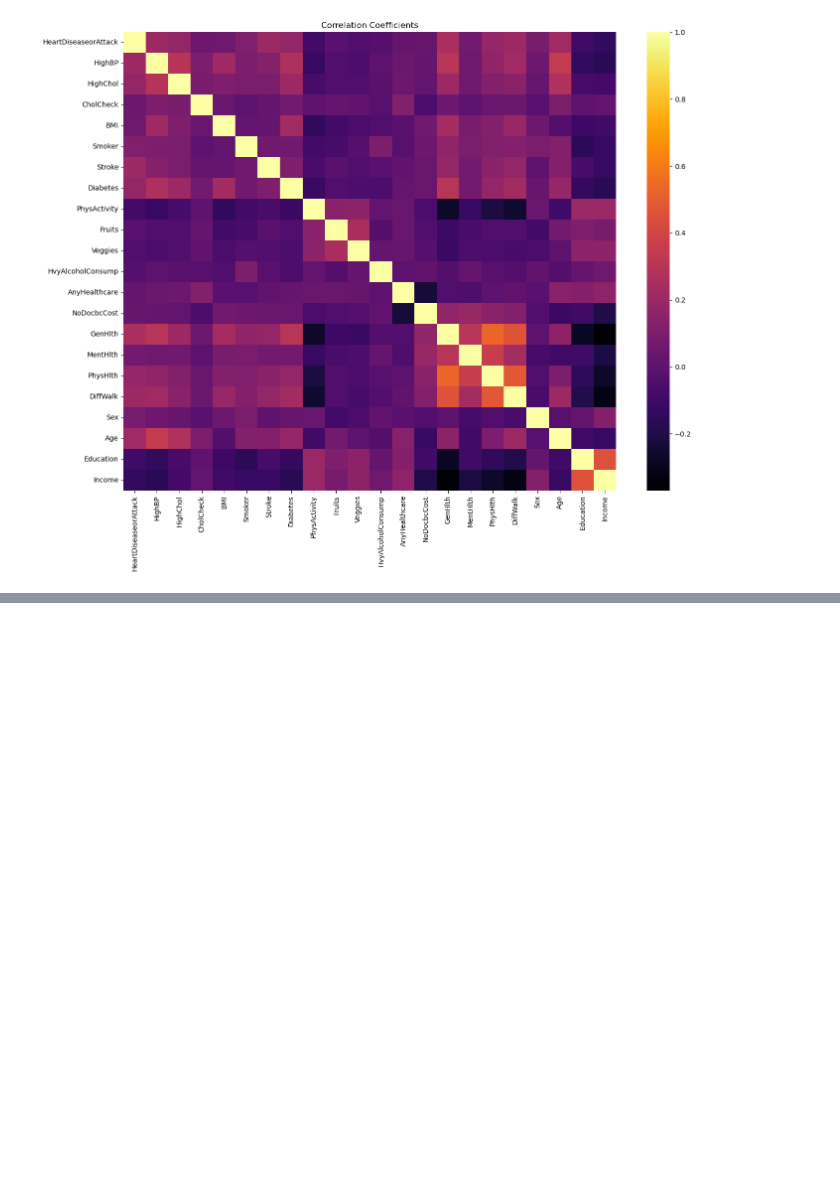
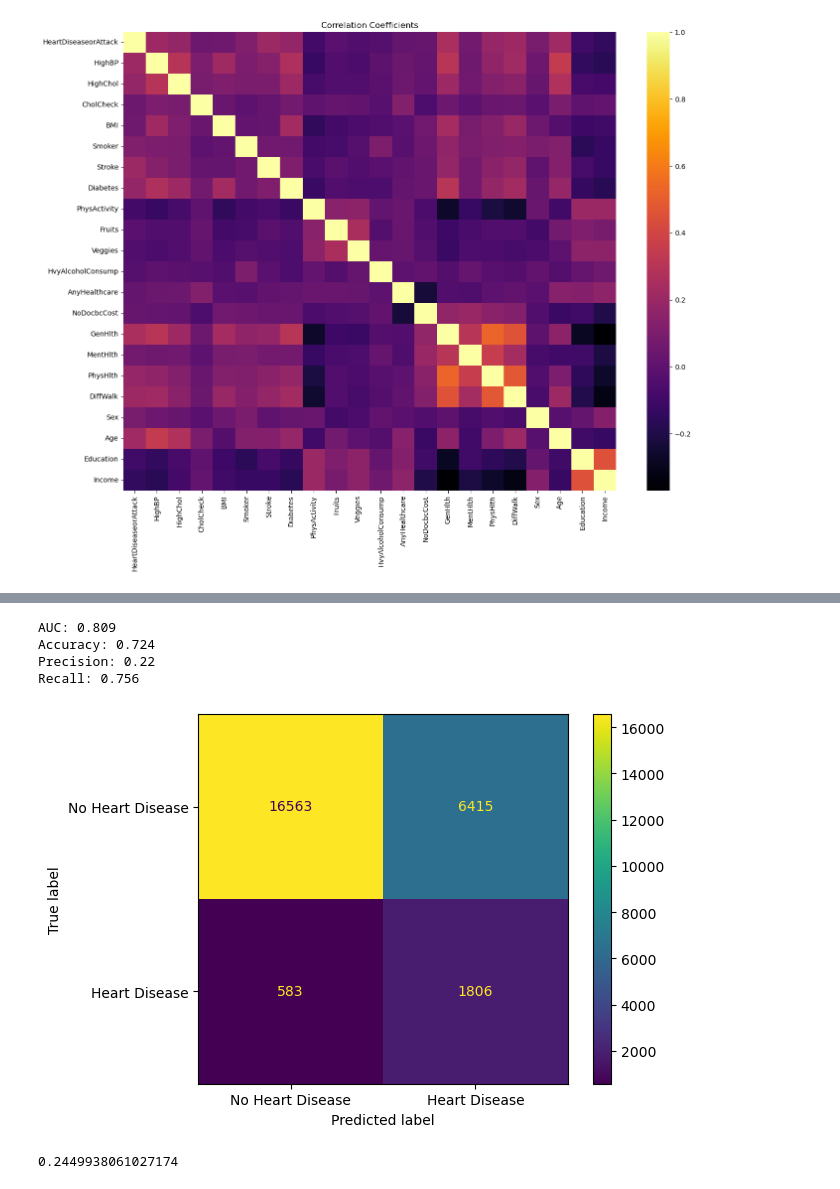
Before and after one commit to S-Mer/Stat-451-Project, a Jupyter notebook: Project Work.ipynb, the cells around one changed output, grey strips where cells are left out. Saved outputs shown, nothing was run; the diff lists cells and outputs as text; code cells hidden in the pictures; blank space fills up the shorter version.

Commit message:
Updated logistic regression file.
TO-DO:

Exploratory plots
Graphics (scoring metrics, implications, confusion matrices, feature importance)
Feature selection?

```diff
--- a/Project Work.ipynb
+++ b/Project Work.ipynb
@@ -181,0 +148,21 @@ Recall: 0.136
+# %%
+# Fit a logistic regression
+
+# Find best parametrization
+parameters = [{'C': np.arange(10, 400, 10)}]
+
+start_time = datetime.now().strftime("%H:%M:%S")
+print("Start Time =", start_time)
+
+base_model = linear_model.LogisticRegression(max_iter = 3000)
+clf = GridSearchCV(base_model, parameters, n_jobs = -1)
+clf.fit(X_train_resampled, y_train_resampled)
+#score_oversample = clf.score(X_valid, y_valid.values.ravel())
+
+end_time = datetime.now().strftime("%H:%M:%S")
+print("End Time =", end_time)
+
+#print(f'The logistic regression scores {score_orig} before oversampling, and scores {score_oversample} after oversampling.')
+
+print(f'Best hyperparameter: {clf.best_params_}')
+print(f'Accuracy on validation data: {clf.score(X_valid,y_valid)}')
@@ -182,3 +174,38 @@ Recall: 0.136
+# %%
+logistic_reg = linear_model.LogisticRegression(max_iter = 3000, C = 360)
+logistic_reg.fit(X_train_resampled, y_train_resampled)
+logistic_pred = logistic_reg.predict(X_test)
+logistic_proba = logistic_reg.predict_proba(X_test)
+
+logistic_reg_auc = roc_auc_score(y_true=y_test, y_score=logistic_proba[:, 1])
+logistic_reg_accuracy = accuracy_score(y_true = y_test, y_pred = logistic_pred)
+logistic_reg_precision = precision_score(y_true = y_test, y_pred = logistic_pred)
+logistic_reg_recall = recall_score(y_true = y_test, y_pred = logistic_pred)
+
+print(f'AUC: {logistic_reg_auc:.3}')
+print(f'Accuracy: {logistic_reg_accuracy:.3}')
+print(f'Precision: {logistic_reg_precision:.3}')
+print(f'Recall: {logistic_reg_recall:.3}')
+# %% [output]
+AUC: 0.809
+Accuracy: 0.724
+Precision: 0.22
+Recall: 0.756
+# %%
+y_pred = logistic_reg.predict(X_test)
+cm = confusion_matrix(y_test, y_pred)
+disp = ConfusionMatrixDisplay(confusion_matrix=cm, display_labels=["No Heart Disease", "Heart Disease"])
+disp.plot()
+plt.show()
+# %% [output]
+[figure, added]
+# %%
+# Test matthews correlation coefficient
+from sklearn.metrics import matthews_corrcoef
+mcc = matthews_corrcoef(y_test, y_pred)
+mcc
+# %% [output]
+0.2449938061027174
 # %%
 # Fit a lasso model to hopefully help with feature selection
 start_time = datetime.now().strftime("%H:%M:%S")
```
Also changed, not shown: parts of 15 cells of this notebook.
